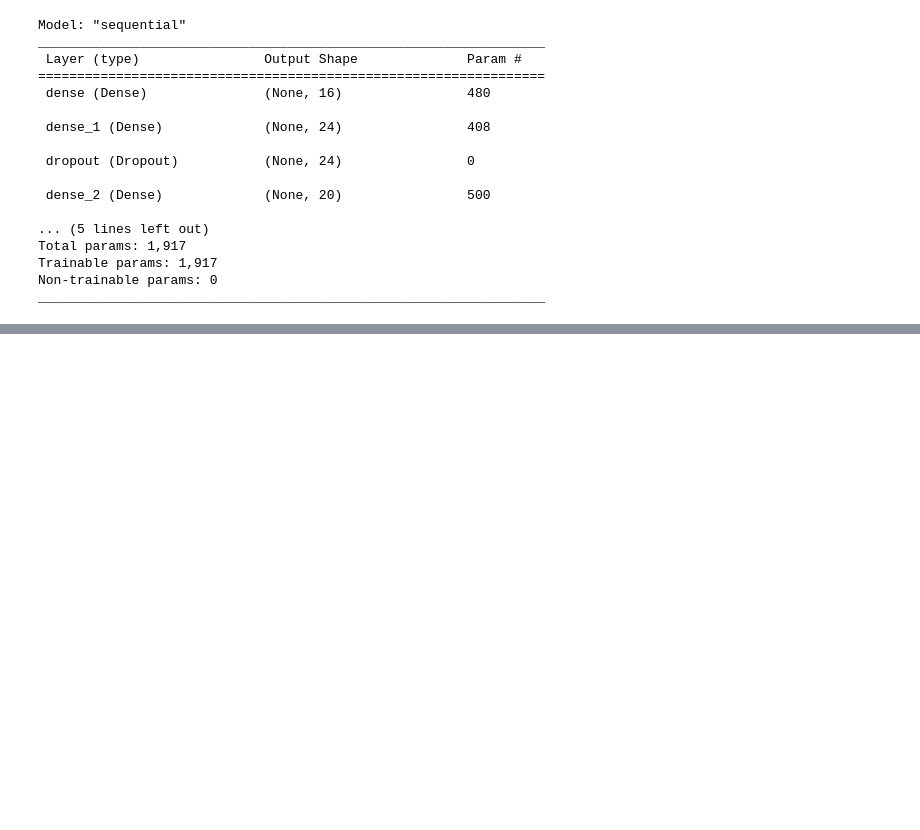
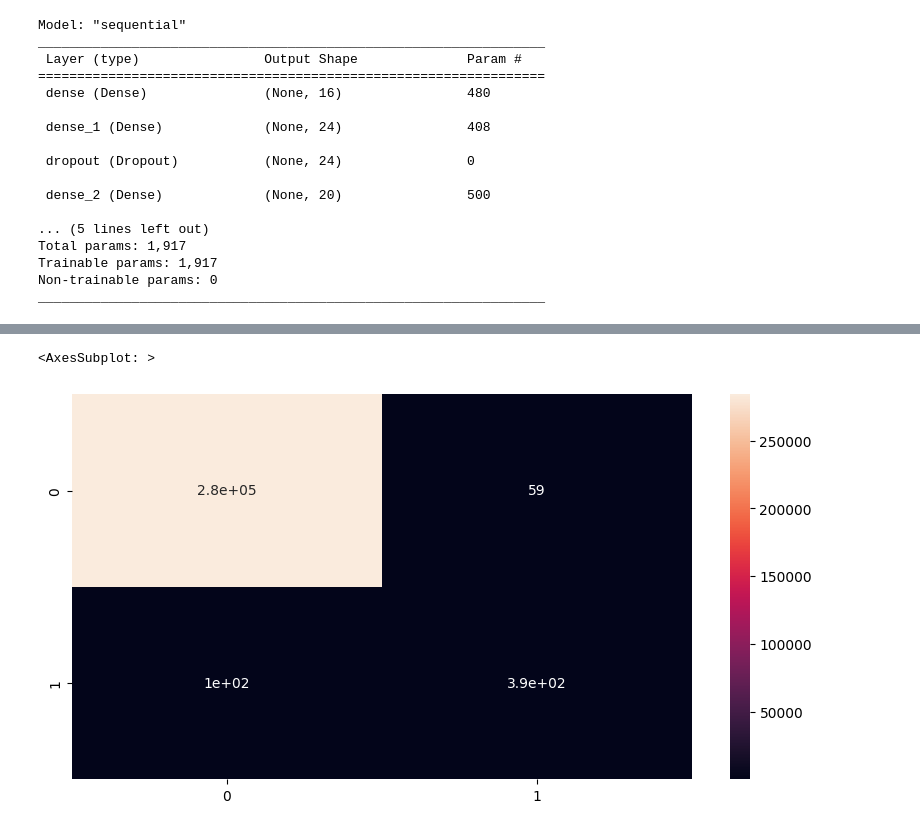
Before and after one commit to Devansh-Gupta-Official/creditcard-fraud-detection, a Jupyter notebook: fraud_detection.ipynb, the cells around one changed output, grey strips where cells are left out. Saved outputs shown, nothing was run; the diff lists cells and outputs as text; code cells hidden in the pictures; blank space fills up the shorter version.

```diff
--- a/fraud_detection.ipynb
+++ b/fraud_detection.ipynb
@@ -139,0 +165,8 @@ print(score)
+# %%
+#plotting confusion matrix for entire data
+y_predicted = model.predict(X)
+y_expected = pd.DataFrame(y)
+cm1 = confusion_matrix(y_expected,y_predicted.round())
+plt.figure(figsize=(10,5))
+sns.heatmap(cm1,annot=True)
+# %% [output]
@@ -139,0 +174,2 @@ print(score)
+<AxesSubplot: >
+[figure, added]
```
Also changed, not shown: parts of 8 cells of this notebook.
